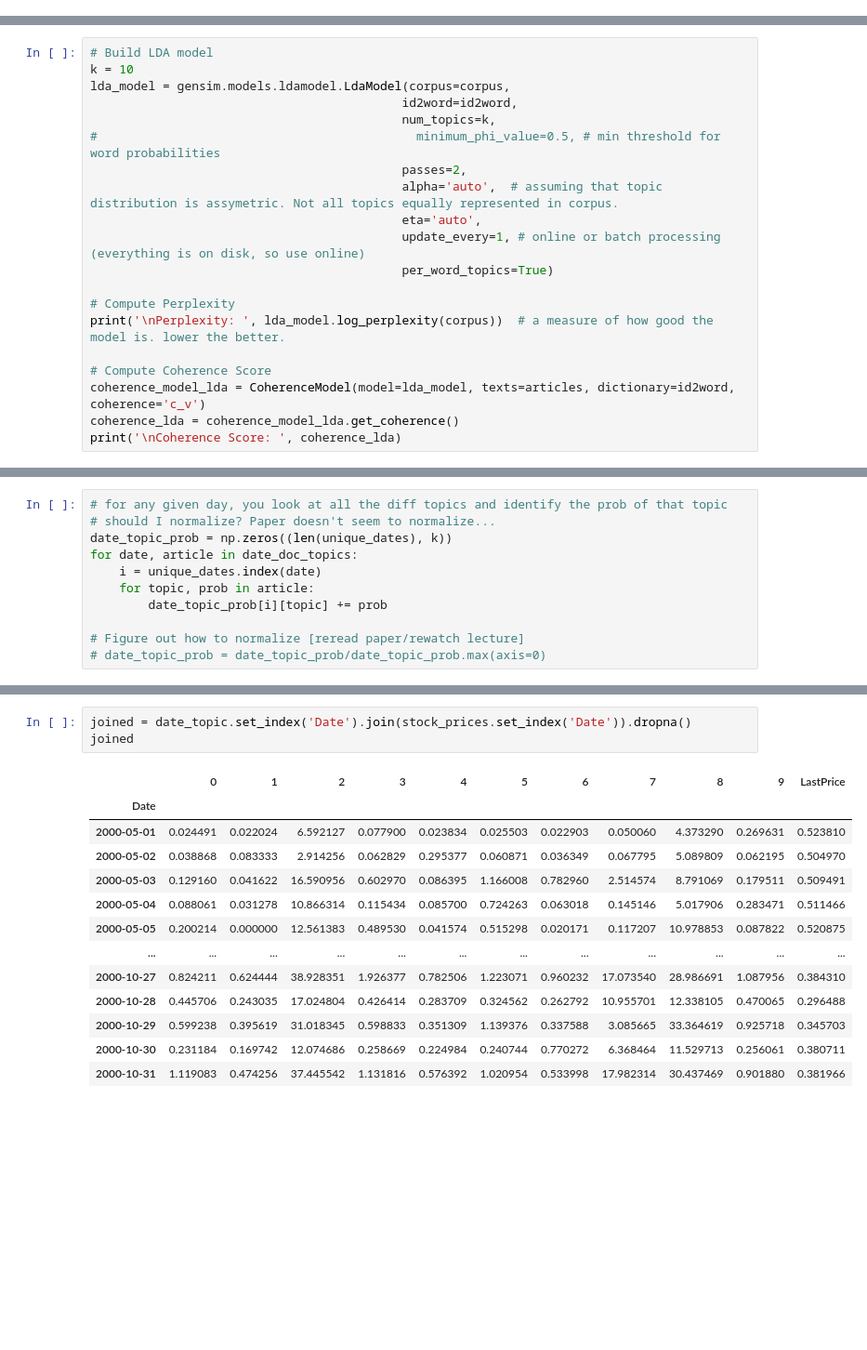
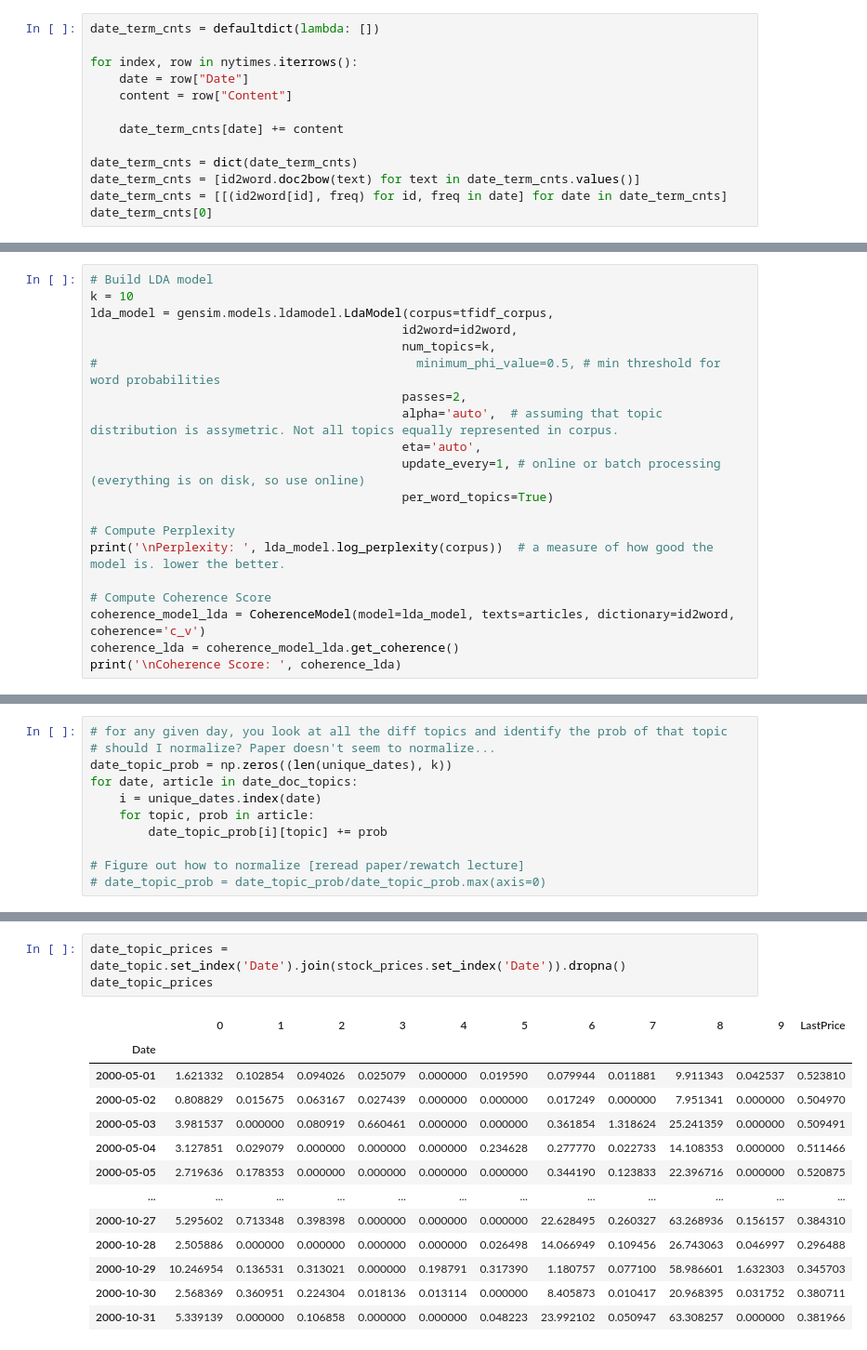
Before and after one commit to Jagaskak/CourseProject, a Jupyter notebook: Untitled.ipynb, the cells around one changed output, grey strips where cells are left out. Shown: that part at 93% size. Saved outputs shown, nothing was run; the diff lists cells and outputs as text; blank space fills up the shorter version.

```diff
--- a/Untitled.ipynb
+++ b/Untitled.ipynb
@@ -178,3 +179,16 @@ tfidf_corpus = tfidf[corpus]
   ('yankee', 0.20825706839694694),
   ('yankees', 0.19264069440348208),
   ('years', 0.05159983565074285)]]
+# %%
+date_term_cnts = defaultdict(lambda: [])
+
+for index, row in nytimes.iterrows():
+    date = row["Date"]
+    content = row["Content"]
+
+    date_term_cnts[date] += content
+
+date_term_cnts = dict(date_term_cnts)
+date_term_cnts = [id2word.doc2bow(text) for text in date_term_cnts.values()]
+date_term_cnts = [[(id2word[id], freq) for id, freq in date] for date in date_term_cnts]
+date_term_cnts[0]
@@ -181,7 +213,7 @@ tfidf_corpus = tfidf[corpus]
 # %%
 # Build LDA model
 k = 10
-lda_model = gensim.models.ldamodel.LdaModel(corpus=corpus,
+lda_model = gensim.models.ldamodel.LdaModel(corpus=tfidf_corpus,
                                            id2word=id2word,
                                            num_topics=k,
 #                                            minimum_phi_value=0.5, # min threshold for word probabilities
@@ -320,19 +352,19 @@ date_topic
 185 rows × 11 columns
 # %%
-joined = date_topic.set_index('Date').join(stock_prices.set_index('Date')).dropna()
-joined
+date_topic_prices = date_topic.set_index('Date').join(stock_prices.set_index('Date')).dropna()
+date_topic_prices
 # %% [output]
 |  | 0 | 1 | 2 | 3 | 4 | 5 | 6 | 7 | 8 | 9 | LastPrice |
 | Date |  |  |  |  |  |  |  |  |  |  |  |
-| 2000-05-01 | 0.024491 | 0.022024 | 6.592127 | 0.077900 | 0.023834 | 0.025503 | 0.022903 | 0.050060 | 4.373290 | 0.269631 | 0.523810 |
-| 2000-05-02 | 0.038868 | 0.083333 | 2.914256 | 0.062829 | 0.295377 | 0.060871 | 0.036349 | 0.067795 | 5.089809 | 0.062195 | 0.504970 |
-| 2000-05-03 | 0.129160 | 0.041622 | 16.590956 | 0.602970 | 0.086395 | 1.166008 | 0.782960 | 2.514574 | 8.791069 | 0.179511 | 0.509491 |
-| 2000-05-04 | 0.088061 | 0.031278 | 10.866314 | 0.115434 | 0.085700 | 0.724263 | 0.063018 | 0.145146 | 5.017906 | 0.283471 | 0.511466 |
-| 2000-05-05 | 0.200214 | 0.000000 | 12.561383 | 0.489530 | 0.041574 | 0.515298 | 0.020171 | 0.117207 | 10.978853 | 0.087822 | 0.520875 |
+| 2000-05-01 | 1.621332 | 0.102854 | 0.094026 | 0.025079 | 0.000000 | 0.019590 | 0.079944 | 0.011881 | 9.911343 | 0.042537 | 0.523810 |
+| 2000-05-02 | 0.808829 | 0.015675 | 0.063167 | 0.027439 | 0.000000 | 0.000000 | 0.017249 | 0.000000 | 7.951341 | 0.000000 | 0.504970 |
+| 2000-05-03 | 3.981537 | 0.000000 | 0.080919 | 0.660461 | 0.000000 | 0.000000 | 0.361854 | 1.318624 | 25.241359 | 0.000000 | 0.509491 |
+| 2000-05-04 | 3.127851 | 0.029079 | 0.000000 | 0.000000 | 0.000000 | 0.234628 | 0.277770 | 0.022733 | 14.108353 | 0.000000 | 0.511466 |
+| 2000-05-05 | 2.719636 | 0.178353 | 0.000000 | 0.000000 | 0.000000 | 0.000000 | 0.344190 | 0.123833 | 22.396716 | 0.000000 | 0.520875 |
 | ... | ... | ... | ... | ... | ... | ... | ... | ... | ... | ... | ... |
-| 2000-10-27 | 0.824211 | 0.624444 | 38.928351 | 1.926377 | 0.782506 | 1.223071 | 0.960232 | 17.073540 | 28.986691 | 1.087956 | 0.384310 |
-| 2000-10-28 | 0.445706 | 0.243035 | 17.024804 | 0.426414 | 0.283709 | 0.324562 | 0.262792 | 10.955701 | 12.338105 | 0.470065 | 0.296488 |
-| 2000-10-29 | 0.599238 | 0.395619 | 31.018345 | 0.598833 | 0.351309 | 1.139376 | 0.337588 | 3.085665 | 33.364619 | 0.925718 | 0.345703 |
-| 2000-10-30 | 0.231184 | 0.169742 | 12.074686 | 0.258669 | 0.224984 | 0.240744 | 0.770272 | 6.368464 | 11.529713 | 0.256061 | 0.380711 |
-| 2000-10-31 | 1.119083 | 0.474256 | 37.445542 | 1.131816 | 0.576392 | 1.020954 | 0.533998 | 17.982314 | 30.437469 | 0.901880 | 0.381966 |
+| 2000-10-27 | 5.295602 | 0.713348 | 0.398398 | 0.000000 | 0.000000 | 0.000000 | 22.628495 | 0.260327 | 63.268936 | 0.156157 | 0.384310 |
+| 2000-10-28 | 2.505886 | 0.000000 | 0.000000 | 0.000000 | 0.000000 | 0.026498 | 14.066949 | 0.109456 | 26.743063 | 0.046997 | 0.296488 |
+| 2000-10-29 | 10.246954 | 0.136531 | 0.313021 | 0.000000 | 0.198791 | 0.317390 | 1.180757 | 0.077100 | 58.986601 | 1.632303 | 0.345703 |
+| 2000-10-30 | 2.568369 | 0.360951 | 0.224304 | 0.018136 | 0.013114 | 0.000000 | 8.405873 | 0.010417 | 20.968395 | 0.031752 | 0.380711 |
+| 2000-10-31 | 5.339139 | 0.000000 | 0.106858 | 0.000000 | 0.000000 | 0.048223 | 23.992102 | 0.050947 | 63.308257 | 0.000000 | 0.381966 |
 182 rows × 11 columns
```
Also changed, not shown: parts of 20 cells of this notebook.
